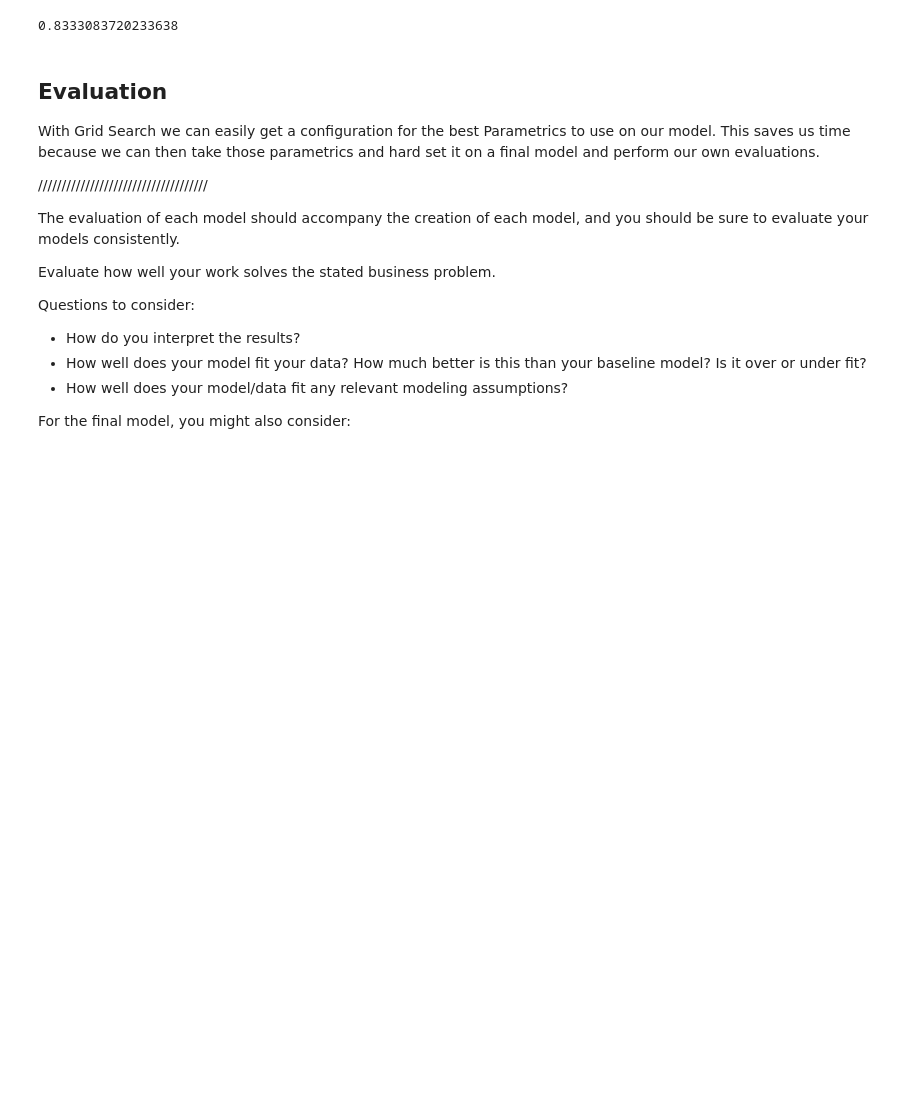
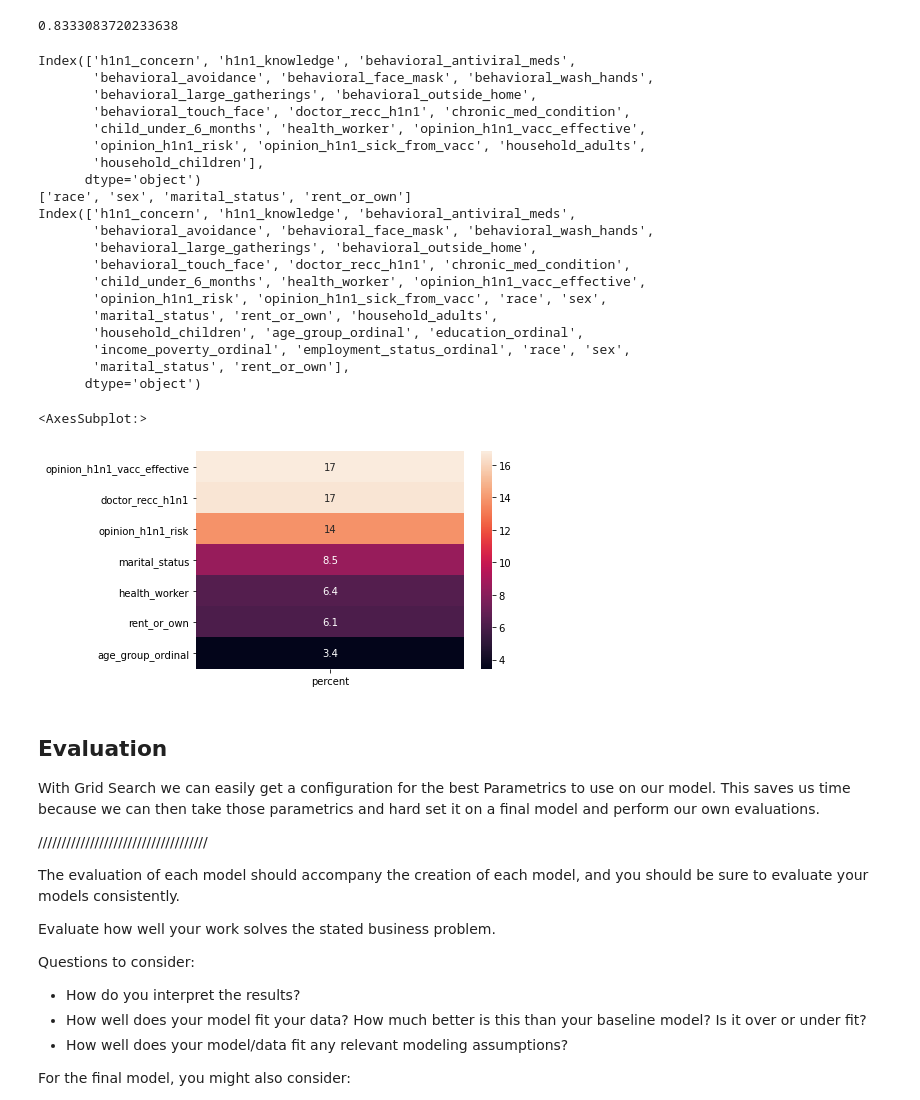
Before and after one commit to Jyve00/H1N1_Vaccine_Analysis, a Jupyter notebook: main.ipynb, the cells around one changed output. Drawn from its saved outputs; the diff is of its cells as text; code cells hidden in the pictures; blank space fills up the shorter version.

```diff
--- a/main.ipynb
+++ b/main.ipynb
@@ -405,6 +402,48 @@ clf = best_log.fit(X_train_final, y_train_final)
 clf.score(X_true_final, y_true_final)
 # %% [output]
 0.8333083720233638
+# %%
+import seaborn as sns
+
+print(num_cols)
+print(cat_cols)
+
+coef_index = pd.Index(X_clean.columns).append(pd.Index(cat_cols))
+
+print(coef_index)
+coef_df = pd.DataFrame(np.transpose(clf.coef_), index=coef_index)
+
+coef_df.rename({0:'coefs'},axis=1,inplace=True)
+sum_coef = coef_df.coefs.abs().sum()
+coef_df.head()
+
+coef_df['percent'] = ((coef_df.coefs.abs()*100)/sum_coef).round(2)
+
+coef_df.drop('coefs',inplace=True,axis=1)
+sns.heatmap(coef_df.sort_values(by= 'percent', ascending=False)[:7],annot=True)
+# %% [output]
+Index(['h1n1_concern', 'h1n1_knowledge', 'behavioral_antiviral_meds',
+       'behavioral_avoidance', 'behavioral_face_mask', 'behavioral_wash_hands',
+       'behavioral_large_gatherings', 'behavioral_outside_home',
+       'behavioral_touch_face', 'doctor_recc_h1n1', 'chronic_med_condition',
+       'child_under_6_months', 'health_worker', 'opinion_h1n1_vacc_effective',
+       'opinion_h1n1_risk', 'opinion_h1n1_sick_from_vacc', 'household_adults',
+       'household_children'],
+      dtype='object')
+['race', 'sex', 'marital_status', 'rent_or_own']
+Index(['h1n1_concern', 'h1n1_knowledge', 'behavioral_antiviral_meds',
+       'behavioral_avoidance', 'behavioral_face_mask', 'behavioral_wash_hands',
+       'behavioral_large_gatherings', 'behavioral_outside_home',
+       'behavioral_touch_face', 'doctor_recc_h1n1', 'chronic_med_condition',
+       'child_under_6_months', 'health_worker', 'opinion_h1n1_vacc_effective',
+       'opinion_h1n1_risk', 'opinion_h1n1_sick_from_vacc', 'race', 'sex',
+       'marital_status', 'rent_or_own', 'household_adults',
+       'household_children', 'age_group_ordinal', 'education_ordinal',
+       'income_poverty_ordinal', 'employment_status_ordinal', 'race', 'sex',
+       'marital_status', 'rent_or_own'],
+      dtype='object')
+<AxesSubplot:>
+[figure, added]
 # %% [markdown]
 ## Evaluation
 
```
Also changed, not shown: parts of 3 cells of this notebook, 1 other file.
